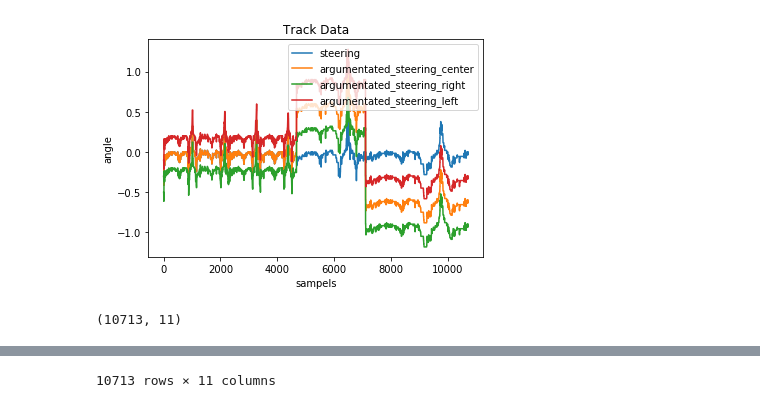
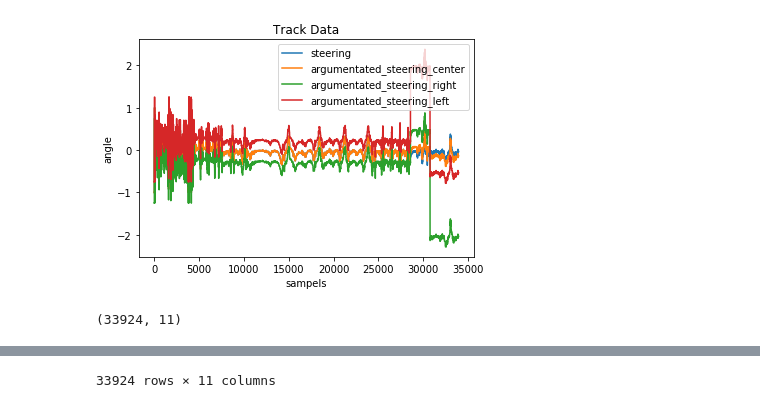
Before and after one commit to AndysDeepAbstractions/CarND-Behavioral-Cloning-P3, a Jupyter notebook: clone.ipynb, the cells around one changed output, grey strips where cells are left out. Drawn from its saved outputs; the diff is of its cells as text; code cells hidden in the pictures.

```diff
--- a/clone.ipynb
+++ b/clone.ipynb
@@ -10,48 +10,48 @@ import cv2
 import matplotlib.pyplot as plt
 
 # read csv
-def get_csv(path,offset_argumented_steering_left = 0.2 ,offset_argumented_steering_center = 0,offset_argumented_steering_right = -0.2):
+def get_csv(path,offset_argumented_steering_left = 0.25 ,offset_argumented_steering_center = 0,offset_argumented_steering_right = -0.25):
     # load CSV & drop zeros
     df = pd.read_csv(path+'driving_log.csv')
-    #df = df.drop(df[df['steering'] == 0.].index)
+    df = df.drop(df[df['steering'] == 0.].index)
     df = df.drop(df[df['speed'] < 1.].index)
     df['center'] = path+df['center']
     df['right'] = path+df['right']
     df['left'] = path+df['left']
     df['argumentated_steering_center'] = df['steering'] + offset_argumented_steering_center
     df['argumentated_steering_right' ] = df['steering'] + offset_argumented_steering_right
     df['argumentated_steering_left'  ] = df['steering'] + offset_argumented_steering_left
     return df
 
-tracks = [#get_csv(path = './track_data/andy_track1_offroad/'),\
-          #get_csv(path = './track_data/andy_track1_offroad2/'),\
-          #get_csv(path = './track_data/data/'),\
-          #get_csv(path = './track_data/peters_drive/'),\
-          #get_csv(path = './track_data/andy_track1_backward/'),\
-          #get_csv(path = './track_data/andy_track1_forward/'),\
-          #get_csv(path = './track_data/andy_track1_exact_drive/'),\
-          #get_csv(path = './track_data/andy_track1_exact_drive2/'),\
+tracks = [get_csv(path = './track_data/andy_track1_offroad/'),\
+          get_csv(path = './track_data/andy_track1_offroad2/'),\
+          get_csv(path = './track_data/data/'),\
+          get_csv(path = './track_data/peters_drive/'),\
+          get_csv(path = './track_data/andy_track1_backward/'),\
+          get_csv(path = './track_data/andy_track1_forward/'),\
+          get_csv(path = './track_data/andy_track1_exact_drive/'),\
+          get_csv(path = './track_data/andy_track1_exact_drive2/'),\
           get_csv(path = './track_data/andy_track1_exact_drive3/'),\
-          get_csv('./track_data/andy_track1_left/',.9,.6,.3),\
-          get_csv('./track_data/andy_track1_right/',-.3,-.6,-.9),\
+          get_csv('./track_data/andy_track1_left/',2,.1,.5),\
+          get_csv('./track_data/andy_track1_right/',-.5,-.1,-2),\
          ]
 df = pd.concat(tracks).reset_index()
 
 def plot_steering(df):
     ### plot
     cols = ['steering','argumentated_steering_center','argumentated_steering_right','argumentated_steering_left']
     plt.plot(df[cols])
     plt.title('Track Data')
     plt.ylabel('angle')
     plt.xlabel('sampels')
     plt.legend(cols, loc='upper right')
     #plt.yscale('log')
     plt.show()
 
 plot_steering(df)
 print(df.shape)
 df
 # %% [output]
-[figure, old version]
+[figure, new version]
-(10713, 11)
+(33924, 11)
 |  | index | center | left | right | steering | throttle | brake | speed | argumentated_steering_center | ... |
@@ -74,4 +74,4 @@ df
-10713 rows × 11 columns
+33924 rows × 11 columns
 # %%
 def add_steering_classes_asym(df,n_classes):
     range_classes = sorted((df['steering']))[::int(len(df)/n_classes)][:]
```
Also changed, not shown: parts of 7 cells of this notebook, 7 other files.
